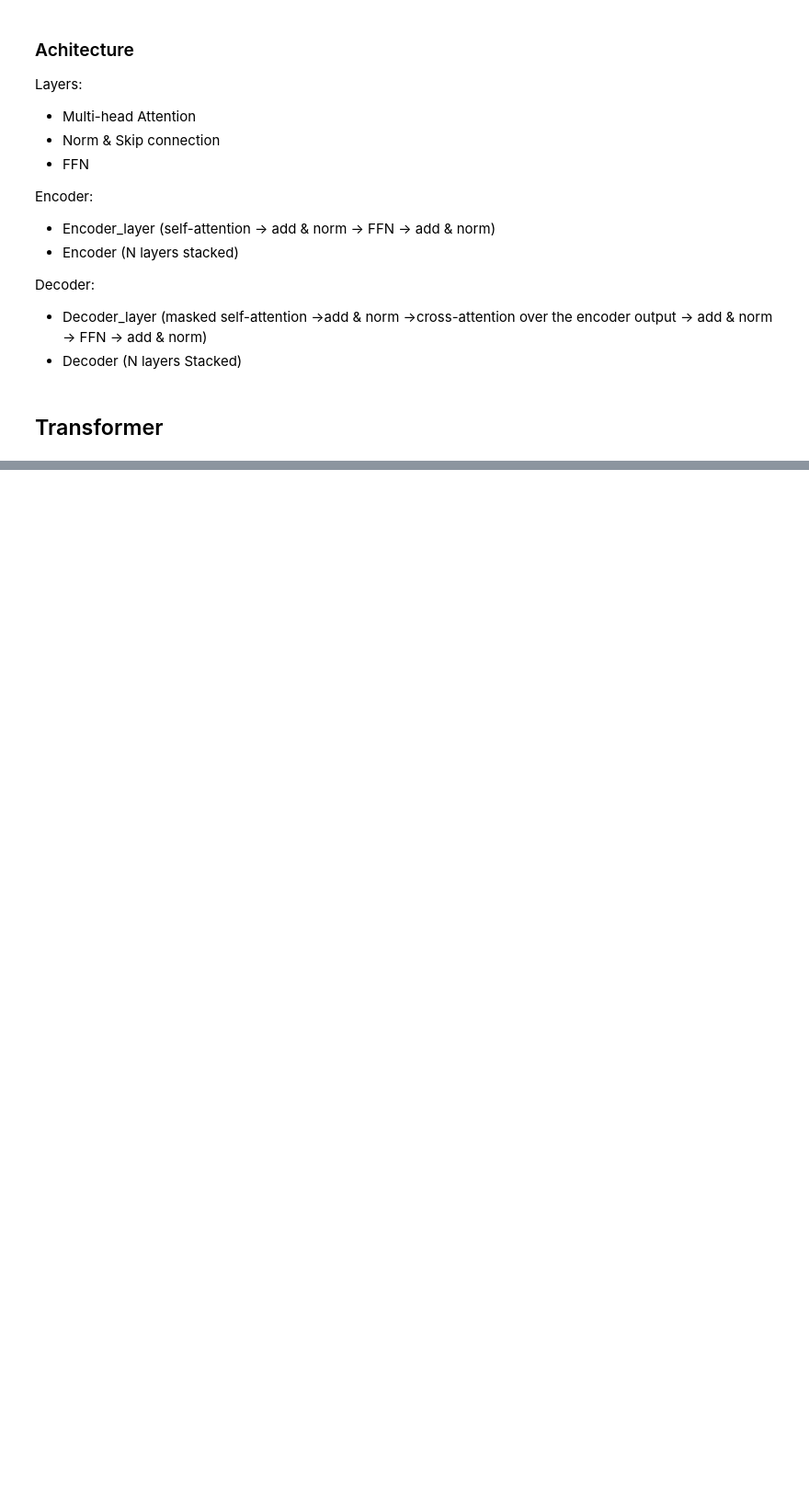
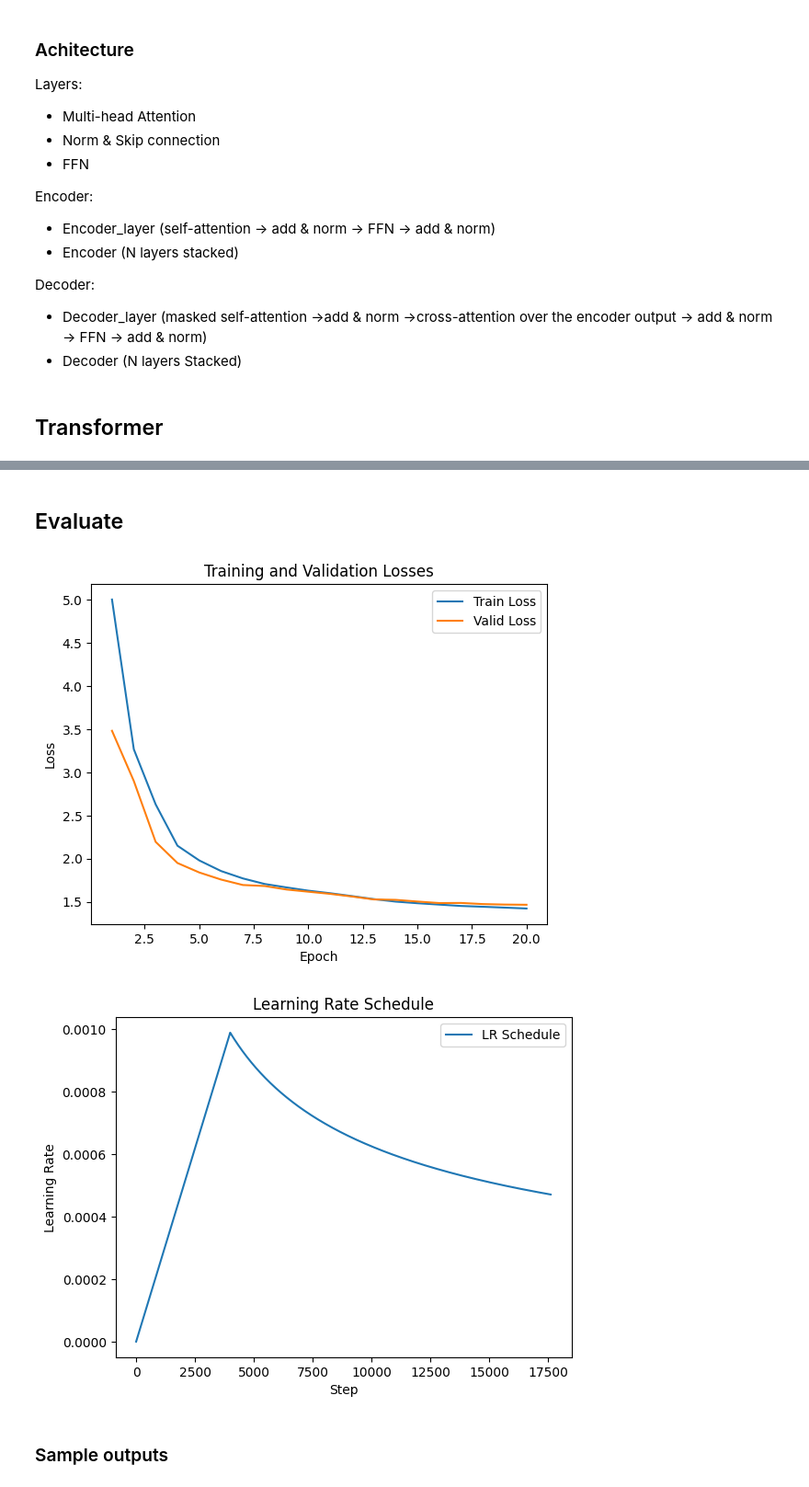
Before and after one commit to RudhanLodhi/text-to-sql-transformer, a Jupyter notebook: notebooks/text_to_sql.ipynb, the cells around one changed output, grey strips where cells are left out. Shown at 92% size. Saved outputs shown, nothing was run; the diff lists cells and outputs as text; code cells hidden in the pictures; blank space fills up the shorter version.

Commit message:
updated notebooks, scripts decode & evaluate

```diff
--- a/notebooks/text_to_sql.ipynb
+++ b/notebooks/text_to_sql.ipynb
@@ -793,0 +896,23 @@ def build_transformer(vocab_size: int=8000, max_len: int=512, d_model: int=256,
+# %%
+optimizer = Adam(
+        model.parameters(),
+        lr=1.0,
+        betas=(0.9, 0.98),
+        eps=1e-9,
+    )
+
+criterion = CrossEntropyLoss(
+    label_smoothing=0.1,
+    ignore_index=PAD_ID,
+)
+schedular = LambdaLR(
+    optimizer=optimizer,
+    lr_lambda=lambda step: lr_schedular(step + 1),
+)
+
+best_dev_loss = float("inf")
+best_dev_epoch = 0
+best_checkpoint = CHECKPOINTS / "best.pt"
+
+epoch_train_losses, epoch_valid_losses = [], []
+lr_schedule = []
@@ -793,0 +1058,28 @@ def build_transformer(vocab_size: int=8000, max_len: int=512, d_model: int=256,
+# %% [markdown]
+## Evaluate
+# %%
+plt.figure()
+plt.plot(range(1, num_epochs + 1), epoch_train_losses, label="Train Loss")
+plt.plot(range(1, num_epochs + 1), epoch_valid_losses, label="Valid Loss")
+plt.title("Training and Validation Losses")
+plt.xlabel("Epoch")
+plt.ylabel("Loss")
+plt.legend()
+plt.savefig(FIGURES / "epochs_train_dev_loss.png")
+plt.show()
+plt.close()
+
+plt.figure()
+plt.plot(range(1, len(lr_schedule) + 1), lr_schedule, label="LR Schedule")
+plt.title("Learning Rate Schedule")
+plt.xlabel("Step")
+plt.ylabel("Learning Rate")
+plt.legend()
+plt.savefig(FIGURES / "learning_rate_schedule.png")
+plt.show()
+plt.close()
+# %% [output]
+[figure, added]
+[figure, added]
+# %% [markdown]
+### Sample outputs
```
Also changed, not shown: parts of 23 cells of this notebook, 16 other files.
